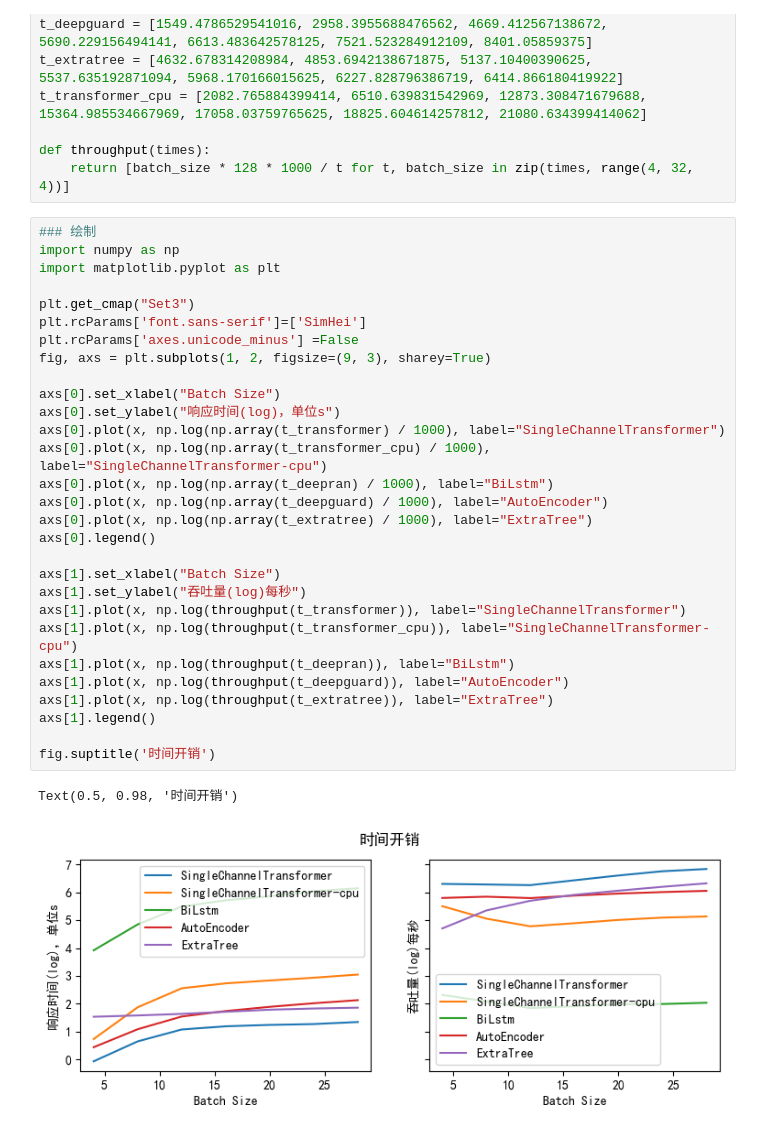
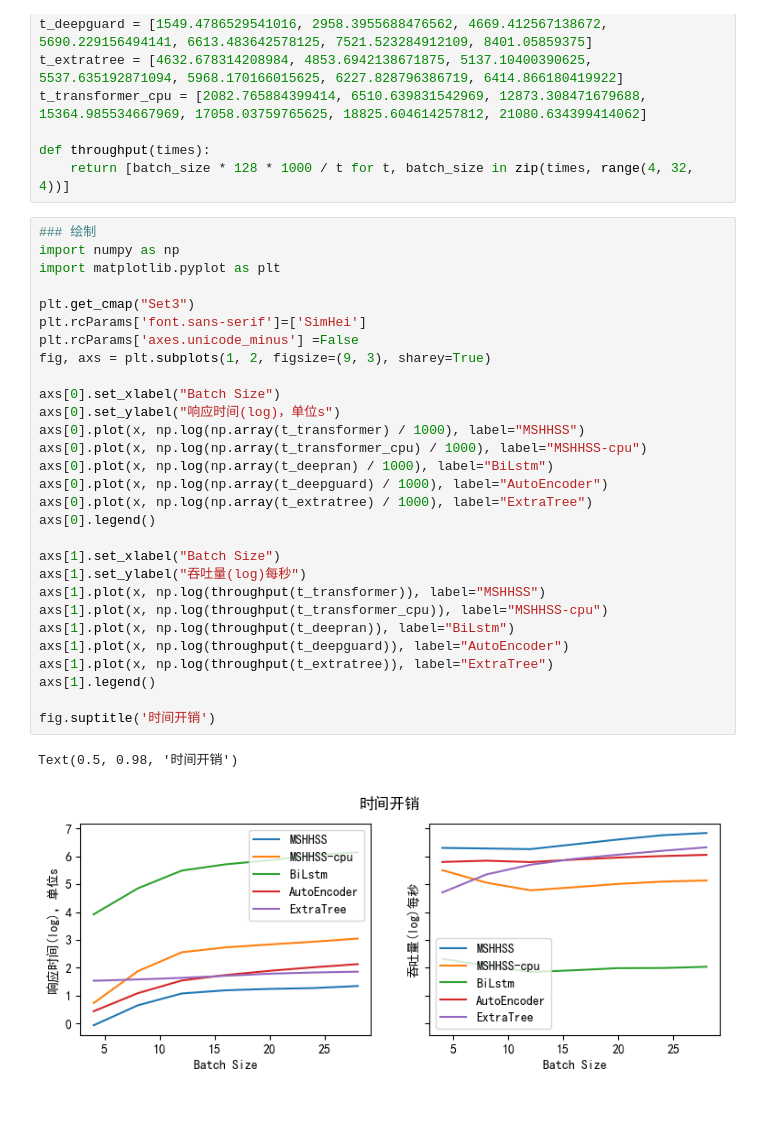
Before and after one commit to coldwindx/Jack, a Jupyter notebook: notebook/资源占用分析.ipynb, the cells around one changed output. Drawn from its saved outputs; the diff is of its cells as text.

```diff
--- a/notebook/资源占用分析.ipynb
+++ b/notebook/资源占用分析.ipynb
@@ -145,32 +145,32 @@ def throughput(times):
 # %%
 ### 绘制
 import numpy as np
 import matplotlib.pyplot as plt
 
 plt.get_cmap("Set3")
 plt.rcParams['font.sans-serif']=['SimHei']
 plt.rcParams['axes.unicode_minus'] =False
 fig, axs = plt.subplots(1, 2, figsize=(9, 3), sharey=True)
 
 axs[0].set_xlabel("Batch Size")
 axs[0].set_ylabel("响应时间(log)，单位s")
-axs[0].plot(x, np.log(np.array(t_transformer) / 1000), label="SingleChannelTransformer")
-axs[0].plot(x, np.log(np.array(t_transformer_cpu) / 1000), label="SingleChannelTransformer-cpu")
+axs[0].plot(x, np.log(np.array(t_transformer) / 1000), label="MSHHSS")
+axs[0].plot(x, np.log(np.array(t_transformer_cpu) / 1000), label="MSHHSS-cpu")
 axs[0].plot(x, np.log(np.array(t_deepran) / 1000), label="BiLstm")
 axs[0].plot(x, np.log(np.array(t_deepguard) / 1000), label="AutoEncoder")
 axs[0].plot(x, np.log(np.array(t_extratree) / 1000), label="ExtraTree")
 axs[0].legend()
 
 axs[1].set_xlabel("Batch Size")
 axs[1].set_ylabel("吞吐量(log)每秒")
-axs[1].plot(x, np.log(throughput(t_transformer)), label="SingleChannelTransformer")
-axs[1].plot(x, np.log(throughput(t_transformer_cpu)), label="SingleChannelTransformer-cpu")
+axs[1].plot(x, np.log(throughput(t_transformer)), label="MSHHSS")
+axs[1].plot(x, np.log(throughput(t_transformer_cpu)), label="MSHHSS-cpu")
 axs[1].plot(x, np.log(throughput(t_deepran)), label="BiLstm")
 axs[1].plot(x, np.log(throughput(t_deepguard)), label="AutoEncoder")
 axs[1].plot(x, np.log(throughput(t_extratree)), label="ExtraTree")
 axs[1].legend()
 
 fig.suptitle('时间开销')
 # %% [output]
 Text(0.5, 0.98, '时间开销')
-[figure, old version]
+[figure, new version]
```
Also changed, not shown: 1 other file.
